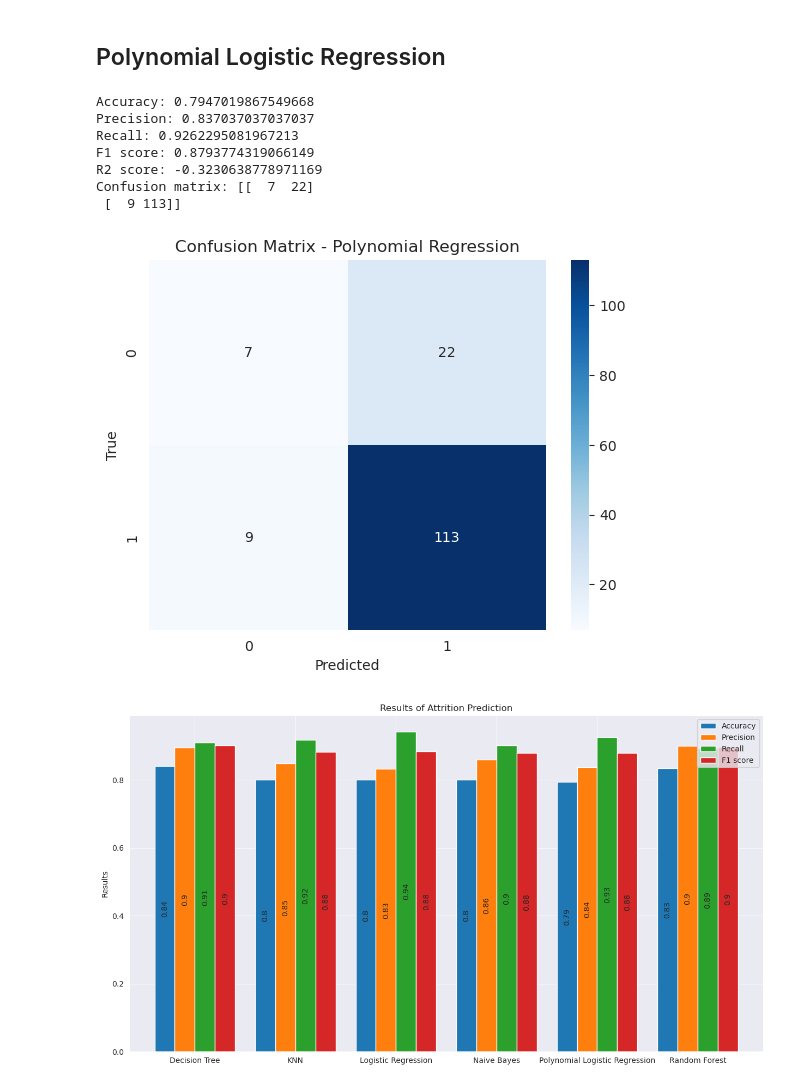
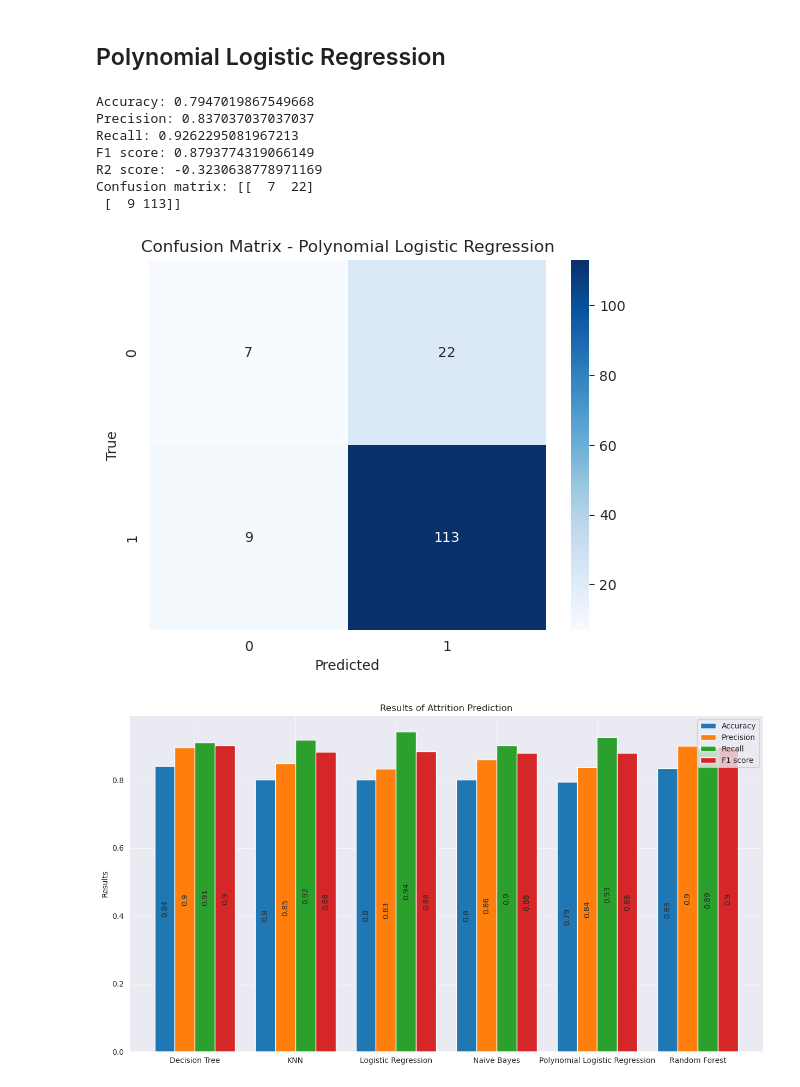
Before and after one commit to pcperera/attrition, a Jupyter notebook: 07 - final-descriptive-feature-engineering-combined.ipynb, the cells around one changed output. Cells and saved outputs as stored; diff of their text form; code cells hidden in the pictures.

Commit message:
Rename to polynomial logistic regression

```diff
--- a/07 - final-descriptive-feature-engineering-combined.ipynb
+++ b/07 - final-descriptive-feature-engineering-combined.ipynb
@@ -547,35 +547,35 @@ plr_model = LogisticRegression()
 plr_model.fit(X_pr_train, y_train)
 
 plr_y_predicted = plr_model.predict(X_pr_test)
 
 plr_accuracy = accuracy_score(y_test, plr_y_predicted)
 print(f'Accuracy: {plr_accuracy}')
 plr_precision = precision_score(y_test, plr_y_predicted)
 print(f'Precision: {plr_precision}')
 plr_recall = recall_score(y_test, plr_y_predicted)
 print(f'Recall: {plr_recall}')
 plr_f1 = f1_score(y_test, plr_y_predicted)
 print(f'F1 score: {plr_f1}')
 plr_r2 = r2_score(y_test, plr_y_predicted)
 print(f'R2 score: {plr_r2}')
 
 plr_confusion_matrix = confusion_matrix(y_test, plr_y_predicted)
 print(f'Confusion matrix: {plr_confusion_matrix}')
 
 seaborn.heatmap(plr_confusion_matrix, annot=True, cmap='Blues', fmt='.0f')
-plt.title('Confusion Matrix - Polynomial Regression')
+plt.title('Confusion Matrix - Polynomial Logistic Regression')
 plt.xlabel('Predicted')
 plt.ylabel('True')
 plt.show()
 # %% [output]
 Accuracy: 0.7947019867549668
 Precision: 0.837037037037037
 Recall: 0.9262295081967213
 F1 score: 0.8793774319066149
 R2 score: -0.3230638778971169
 Confusion matrix: [[  7  22]
  [  9 113]]
-[figure, old version]
+[figure, new version]
 # %%
 plotdata = pd.DataFrame({
     "Accuracy":[dt_accuracy, knn_accuracy, lr_accuracy, nb_accuracy, plr_accuracy, rf_accuracy],
```
